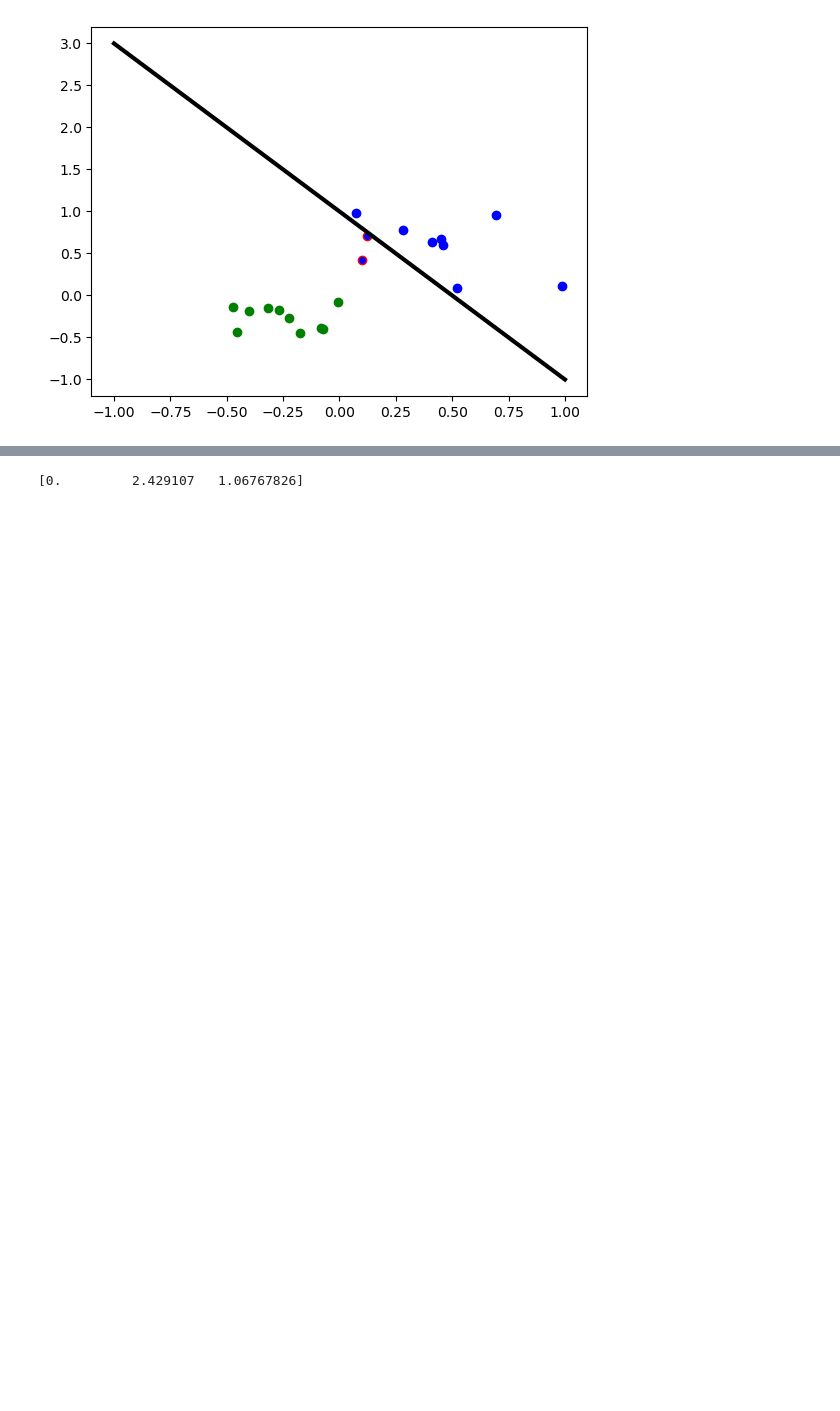
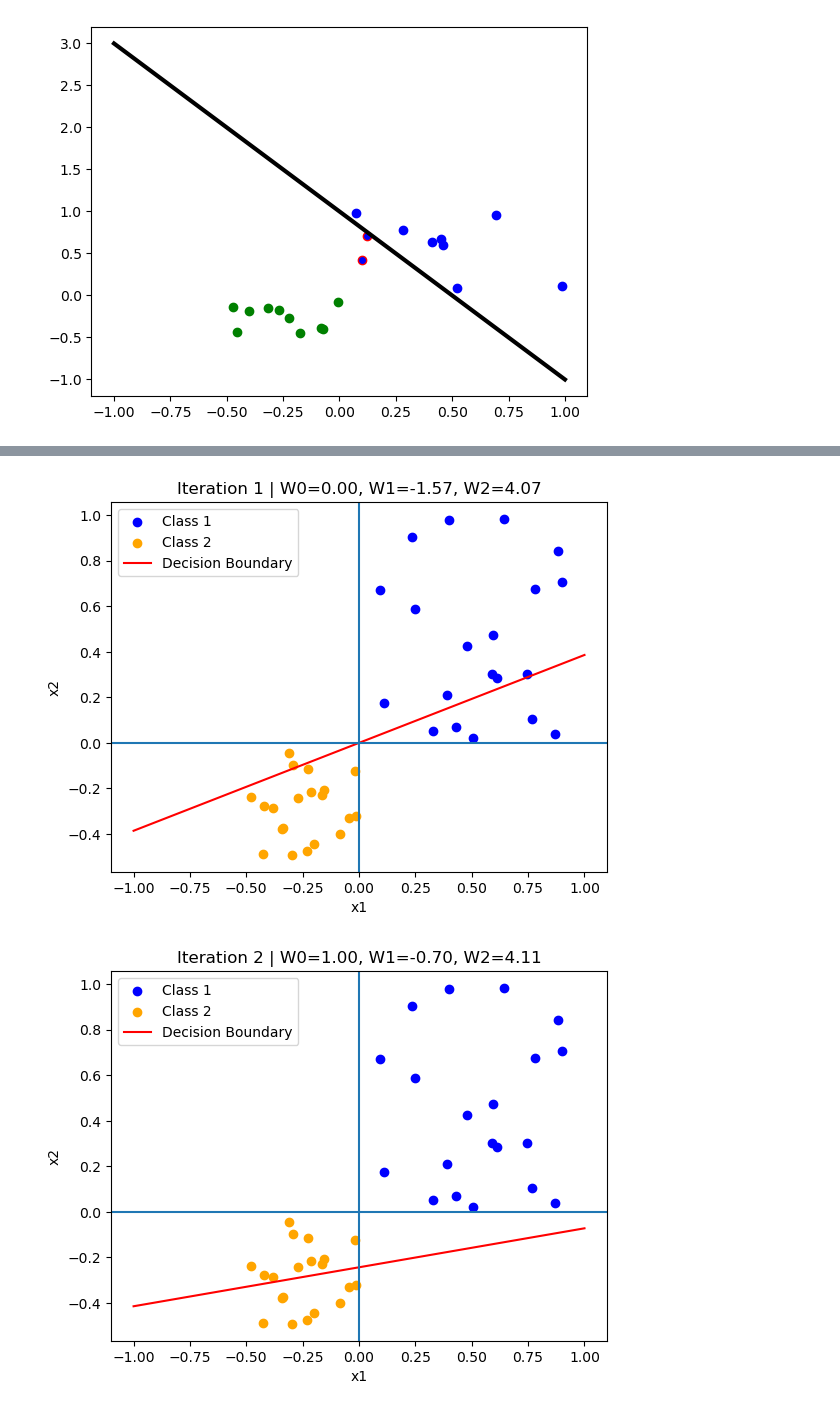
Before and after one commit to yk0766/MLAfterHoursAssignments, a Jupyter notebook: Classification.ipynb, the cells around one changed output, grey strips where cells are left out. Saved outputs shown, nothing was run; the diff lists cells and outputs as text; code cells hidden in the pictures; blank space fills up the shorter version.

```diff
--- a/Classification.ipynb
+++ b/Classification.ipynb
@@ -247,7 +247,7 @@ plt.show()
 NameError: name 'yn_classifier' is not defined
 [figure]
 # %%
-p = 5 # number of data points
+p = 20 # number of data points
 
 # Generate random data for class 1 (uniform between 0 and 1)
 rng1 = np.random.default_rng(seed=30)
@@ -294,47 +305,91 @@ print(y_c2)
 # Class 2 = -1
 y_act = np.concatenate((y_c1, y_c2))
 
+x_classifier = np.linspace(-1, 1, 2*p)
+
+
 
 # Initial weight vector
 # Decision boundary:
 # -1 + 2*x1 + x2 = 0
-W = np.array([-1, 2, 1])
+W = np.array([-1, -2, 4])
+iteration = 0
+
+
+
 
 # Flag used to continue training
 # Stops when no weights are updated in a full pass
 update = True
 
 
 # Perceptron Training Loop
 while update == True:
 
     # Assume convergence until a mistake is found
     update = False
 
     # Loop through all training points
     for i in range(2 * p):
 
         # Create feature vector
         # [bias, x1, x2]
         X = np.array([1, x1[i], x2[i]])
 
         # Check classification
         # Correct classification:
         # y * (W·X) > 0
         #
         # Misclassified:
         # y * (W·X) <= 0
-        if (y_act[i] * np.dot(X, W)) <= 0:
+        if (y_act[i] * np.dot(X, W)) < 0:
 
             # Update weights toward the correct class
             W = W + (y_act[i] * X)
 
+            #Iterations to get correct weights for W
+            iteration = iteration + 1
+
+
+            y_classifier = -(W[0] + W[1] * x_classifier) / W[2]
+
+            # Plot Class 1 points
+            plt.scatter(x1c1 ,x2c1,facecolors = 'blue',label="Class 1",)
+
+            # Plot Class 2 points
+            plt.scatter(x1c2 ,x2c2,facecolors = 'orange', label="Class 2",)
+
+
+            # Plot decision boundary line
+            plt.plot(
+                x_classifier,
+                y_classifier,
+                label="Decision Boundary", color = 'red'
+            )
+
+
+            # Labels and title
+            plt.xlabel("x1")
+            plt.ylabel("x2")
+            plt.title("Classification Plot")
+
+            # Draw X and Y axes
+            plt.axhline(0)
+            plt.axvline(0)
+
+            # Show legend
+            plt.legend()
+
+            plt.title(
+            f"Iteration {iteration} | W0={W[0]:.2f}, W1={W[1]:.2f}, W2={W[2]:.2f}"
+)
+
+            # Show plot
+            plt.show()
+
             # At least one update occurred
             # Continue another training pass
             update = True
-
-
-# Final learned weight vector
-print(W)
 # %% [output]
-[0.         2.429107   1.06767826]
+[figure, added]
+[figure, added]
```
Also changed, not shown: parts of 6 cells of this notebook.
